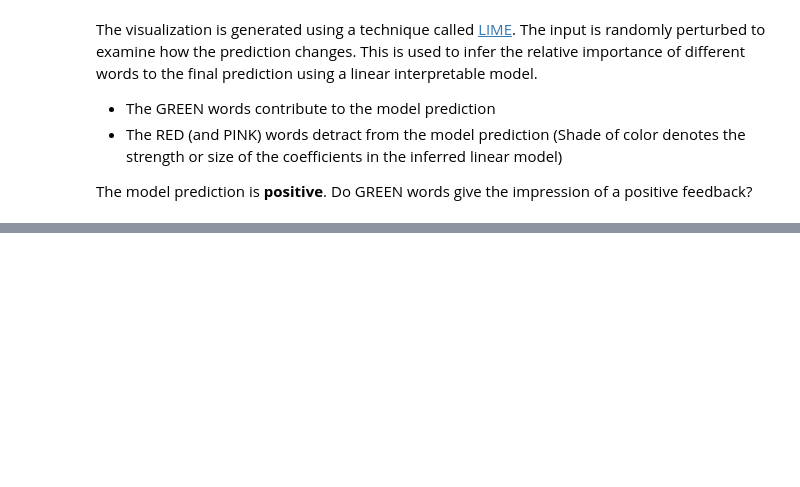
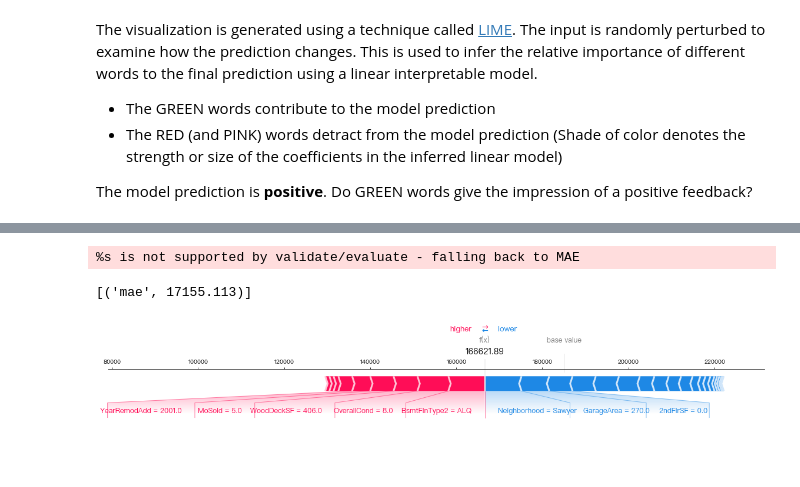
Before and after one commit to alvinntnu/python-notes, a Jupyter notebook: ktrain-tutorial-explaining-predictions.ipynb, the cells around one changed output, grey strips where cells are left out. Saved outputs shown, nothing was run; the diff lists cells and outputs as text; code cells hidden in the pictures; blank space fills up the shorter version.

```diff
--- a/ktrain-tutorial-explaining-predictions.ipynb
+++ b/ktrain-tutorial-explaining-predictions.ipynb
@@ -279,0 +415,11 @@ For more information, see the [tutorial notebook on tabular models](https://nbvi
+# %%
+learner.evaluate(test_data=val)
+# %% [output]
+%s is not supported by validate/evaluate - falling back to MAE
+[('mae', 17155.113)]
+# %%
+predictor = ktrain.get_predictor(learner.model, preproc)
+# %%
+predictor.explain(train_df, row_index=25)
+# %% [output]
+[figure, added]
```
Also changed, not shown: parts of 24 cells of this notebook.
